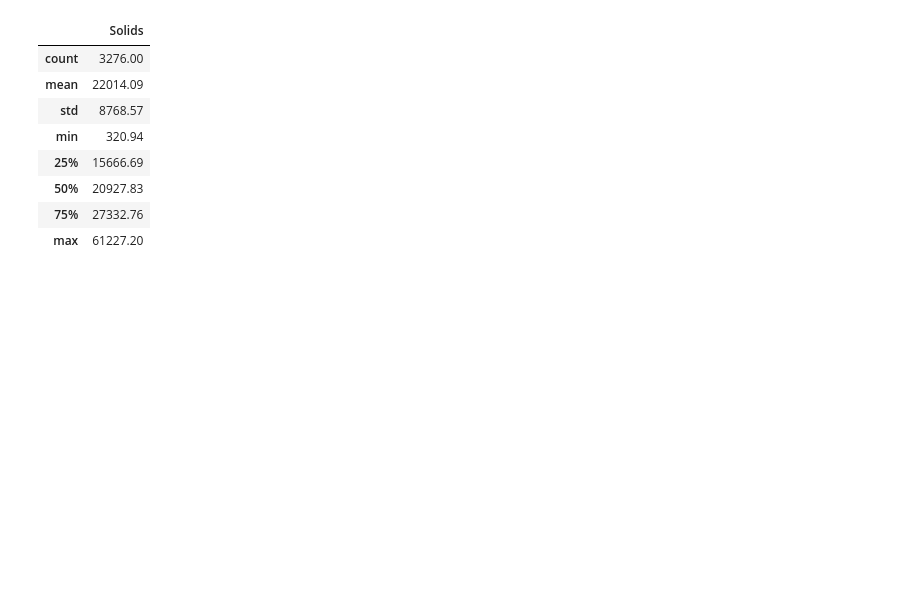
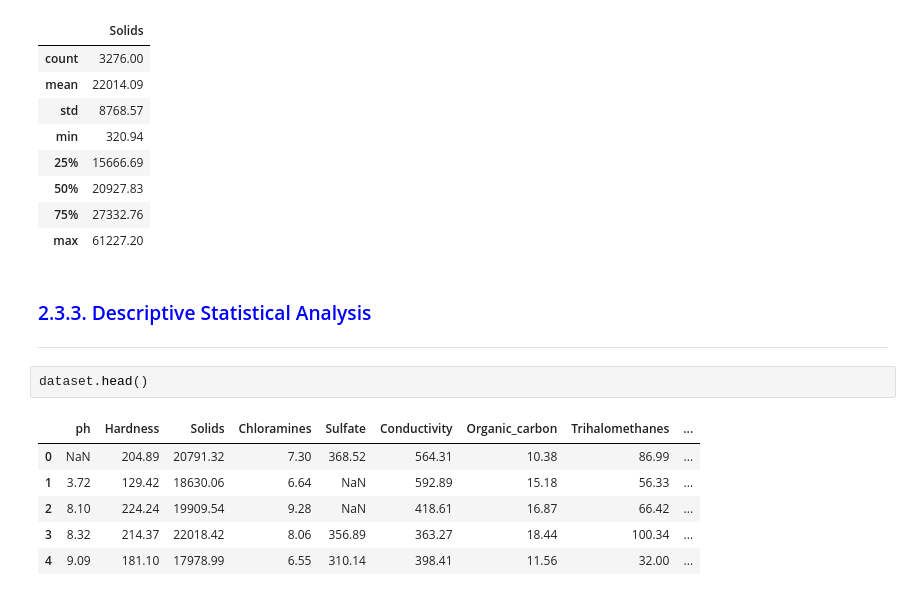
Before and after one commit to jmacedo91/01-World-Population-Data-Analysis, a Jupyter notebook: 02_Data_Analysis_Water_Quality.ipynb, the cells around one changed output. Cells and saved outputs as stored; diff of their text form; blank space fills up the shorter version.

```diff
--- a/02_Data_Analysis_Water_Quality.ipynb
+++ b/02_Data_Analysis_Water_Quality.ipynb
@@ -556,3 +564,15 @@ descriptive_statistics
 | 50% | 20927.83 |
 | 75% | 27332.76 |
 | max | 61227.20 |
+# %% [markdown]
+### <font color=blue>2.3.3. Descriptive Statistical Analysis</font>
+***
+# %%
+dataset.head()
+# %% [output]
+|  | ph | Hardness | Solids | Chloramines | Sulfate | Conductivity | Organic_carbon | Trihalomethanes | ... |
+| 0 | NaN | 204.89 | 20791.32 | 7.30 | 368.52 | 564.31 | 10.38 | 86.99 | ... |
+| 1 | 3.72 | 129.42 | 18630.06 | 6.64 | NaN | 592.89 | 15.18 | 56.33 | ... |
+| 2 | 8.10 | 224.24 | 19909.54 | 9.28 | NaN | 418.61 | 16.87 | 66.42 | ... |
+| 3 | 8.32 | 214.37 | 22018.42 | 8.06 | 356.89 | 363.27 | 18.44 | 100.34 | ... |
+| 4 | 9.09 | 181.10 | 17978.99 | 6.55 | 310.14 | 398.41 | 11.56 | 32.00 | ... |
```
Also changed, not shown: parts of 11 cells of this notebook.
